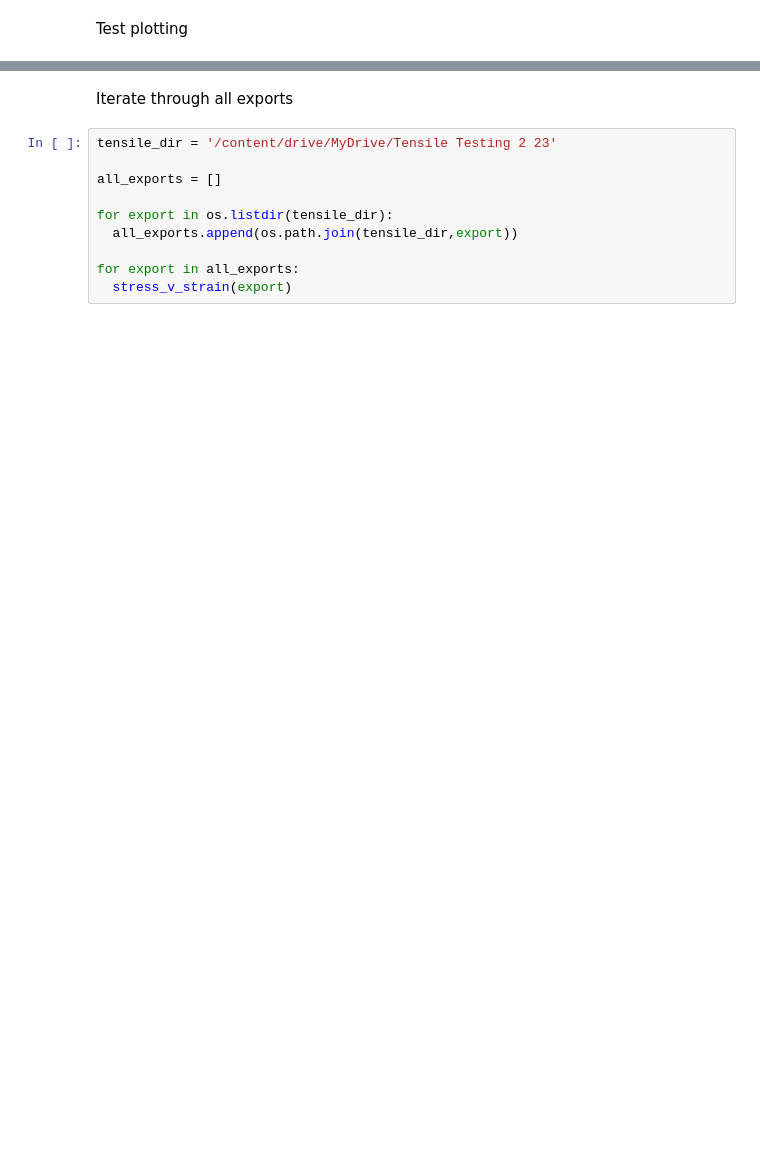
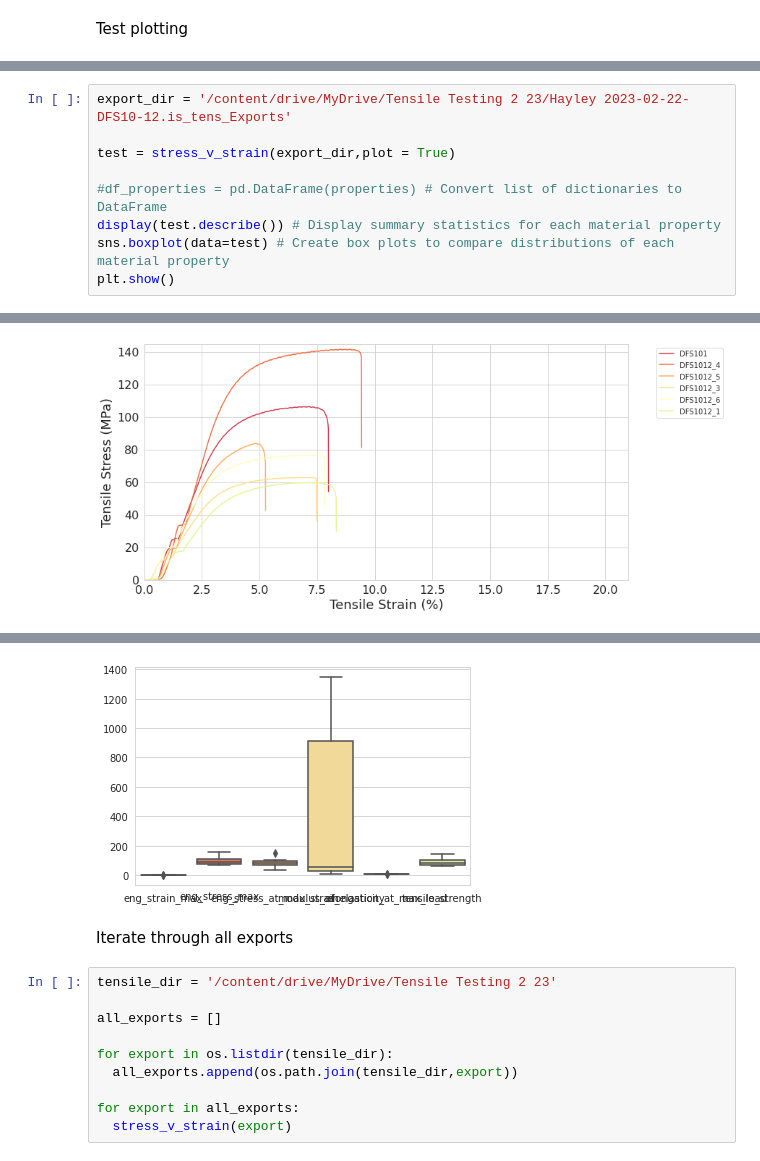
Before and after one commit to alexanderjhart/tensile_testing, a Jupyter notebook: tensile_test.ipynb, the cells around one changed output, grey strips where cells are left out. Drawn from its saved outputs; the diff is of its cells as text; blank space fills up the shorter version.

```diff
--- a/tensile_test.ipynb
+++ b/tensile_test.ipynb
@@ -58 +100,11 @@ stress_v_strain(export_dir)
 [figure]
+# %%
+export_dir = '/content/drive/MyDrive/Tensile Testing 2 23/Hayley 2023-02-22-DFS10-12.is_tens_Exports'
+
+test = stress_v_strain(export_dir,plot = True)
+
+#df_properties = pd.DataFrame(properties) # Convert list of dictionaries to DataFrame
+display(test.describe()) # Display summary statistics for each material property
+sns.boxplot(data=test) # Create box plots to compare distributions of each material property
+plt.show()
+# %% [output]
@@ -58,0 +118 @@ stress_v_strain(export_dir)
+[figure, added]
@@ -59,3 +128,4 @@ stress_v_strain(export_dir)
+[figure, added]
 # %% [markdown]
 Iterate through all exports
 # %%
```
Also changed, not shown: parts of 12 cells of this notebook.
